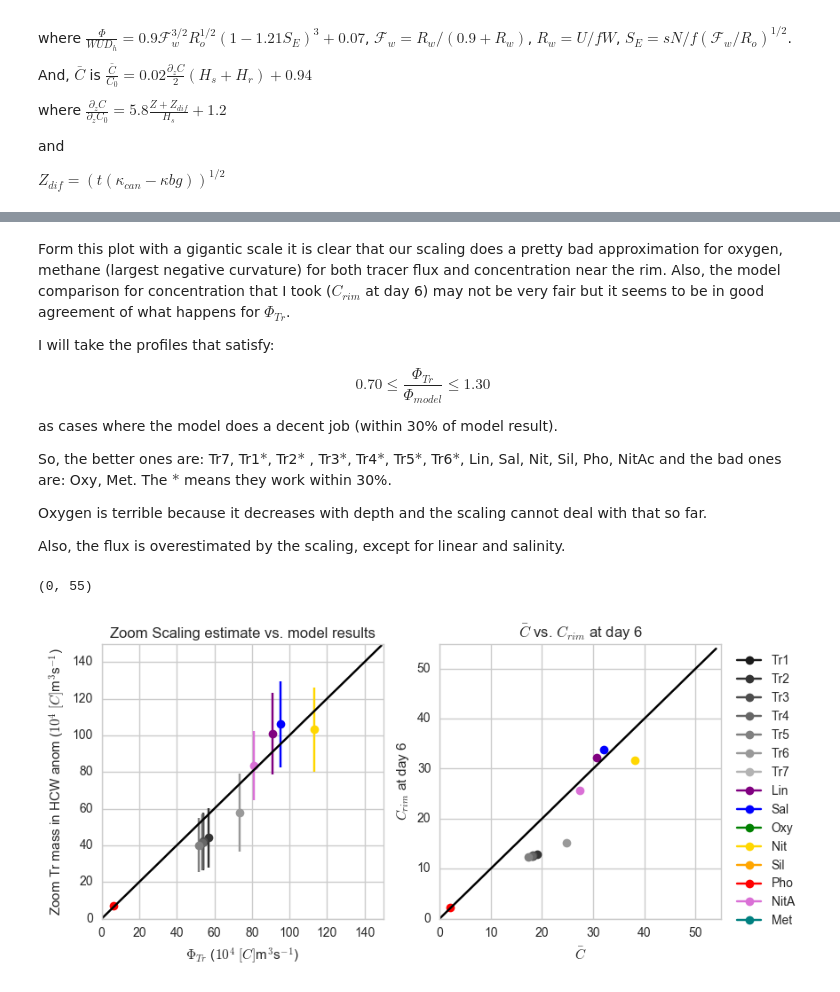
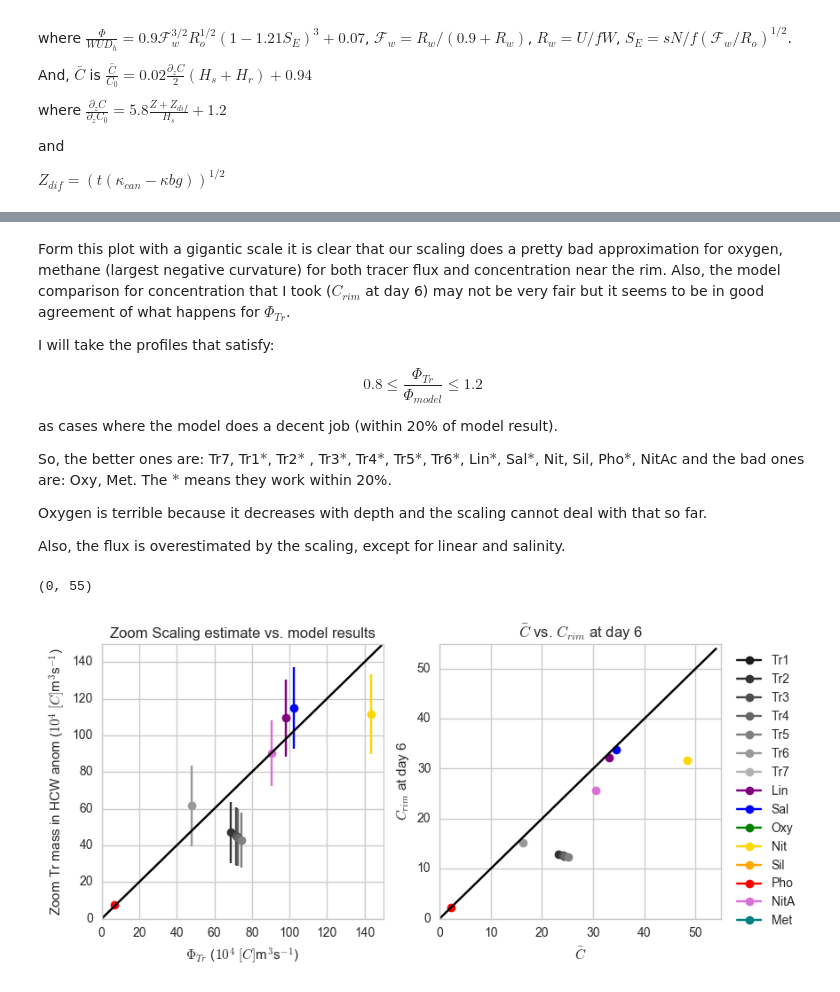
Before and after one commit to UBC-MOAD/outputanalysisnotebooks, a Jupyter notebook: NutrientProfiles/Parabolic/How_far_from_real_profiles.ipynb, the cells around one changed output, grey strips where cells are left out. Drawn from its saved outputs; the diff is of its cells as text; code cells hidden in the pictures.

```diff
--- a/NutrientProfiles/Parabolic/How_far_from_real_profiles.ipynb
+++ b/NutrientProfiles/Parabolic/How_far_from_real_profiles.ipynb
@@ -110,7 +110,7 @@ Mass_Para = ['TrMassHCW01','TrMassHCW02','TrMassHCW03','TrMassHCW04',
              'TrMassHCW05','TrMassHCW06','TrMassHCW07']
 labels_Para = ['Tr1','Tr2','Tr3','Tr4','Tr5','Tr6','Tr7']
 colours_Para = ['0.1','0.2','0.3','0.4','0.5','0.6','0.7']
-dTr0_Para = [-0.05,-0.059,-0.051,-0.049,-0.0427,-0.112,-0.0125]
+dTr0_Para = [-0.05,-0.045,-0.049,-0.051,-0.054,-0.012,-0.087]
 Co_Para = [13.625,13.627 ,13.625 ,13.624 ,13.623,13.640, 150.10]
 Cd6_Para =  [12.595 ,12.8862,12.6462,12.5458 ,12.3310 ,15.1507 ,146.4252]
 # %%
@@ -126,11 +126,11 @@ print ("\t".join(['Tracer', 'Phi err', 'C err']))
 
 for TrMass, dTr0,Co,C, lab, col in zip(Mass_Para,dTr0_Para,Co_Para,Cd6_Para,labels_Para,colours_Para):
 
-    mass_can_eff = dfLWR[TrMass]-dfLWRnoc[TrMass]
+    mass_can_eff = dfLWR[TrMass]
     PhiTr = np.mean(np.array([(mass_can_eff[ii]-mass_can_eff[ii-1])/(time[ii]-time[ii-1]) for ii in range (8,15)]))
     PhiTr_std = np.std(np.array([(mass_can_eff[ii]-mass_can_eff[ii-1])/(time[ii]-time[ii-1]) for ii in range (8,15)]))
-    dTrdz = -dTr0*(5.8*(((Z+Zdif)/Hs))+1.2)
-    Capprox=((0.02*(dTrdz*(Hh+132.0)/2.0))+0.94)*Co
+    dTrdz = -dTr0*(6.27*(((Z+Zdif)/Hs))+0.98)
+    Capprox=((0.04*(dTrdz*(Hh+132.0)/2.0))+1.0)*Co
     scale_PhiTr = HA2013*Capprox
     ax1.errorbar(scale_PhiTr/1E4, PhiTr/1E4, yerr=PhiTr_std/1E4, color=col, label=lab, marker='o')
     err_phi = scale_PhiTr/PhiTr
@@ -142,12 +142,12 @@ for TrMass, dTr0,Co,C, lab, col in zip(Mass_Para,dTr0_Para,Co_Para,Cd6_Para,labe
 
 for TrMass, dTr0, Co,C, lab, col in zip(Mass_Bark,dTr0_Bark,Co_Bark,Cd6_Bark,labels_Bark,colours_Bark):
 
-    mass_can_eff = dfBAR[TrMass]-dfBARnoc[TrMass]
+    mass_can_eff = dfBAR[TrMass]
     PhiTr = np.mean(np.array([(mass_can_eff[ii]-mass_can_eff[ii-1])/(time[ii]-time[ii-1]) for ii in range (8,15)]))
     PhiTr_std = np.std(np.array([(mass_can_eff[ii]-mass_can_eff[ii-1])/(time[ii]-time[ii-1]) for ii in range (8,15)]))
 
-    dTrdz = -dTr0*(5.81*(((Z+Zdif)/Hs))+1.03)
-    Capprox=((0.02*(dTrdz*(Hh+132.0)/2.0))+0.94)*Co
+    dTrdz = -dTr0*(6.27*(((Z+Zdif)/Hs))+0.98)
+    Capprox=((0.04*(dTrdz*(Hh+132.0)/2.0))+1.0)*Co
     scale_PhiTr = HA2013*Capprox
     ax1.errorbar(scale_PhiTr/1E4, PhiTr/1E4, yerr=PhiTr_std/1E4, color=col, label=lab, marker='o')
     err_phi = scale_PhiTr/PhiTr
@@ -192,11 +192,11 @@ Form this plot with a gigantic scale it is clear that our scaling does a pretty
 
 I will take the profiles that satisfy:
 
-$$0.70 \le \frac{\Phi_{Tr}}{\Phi_{model}}\le 1.30$$
+$$0.8 \le \frac{\Phi_{Tr}}{\Phi_{model}}\le 1.2$$
 
-as cases where the model does a decent job (within 30\% of model result).
+as cases where the model does a decent job (within 20\% of model result).
 
-So, the better ones are: Tr7, Tr1$*$, Tr2$*$ , Tr3$*$, Tr4$*$, Tr5$*$, Tr6$*$, Lin, Sal, Nit, Sil, Pho, NitAc and the bad ones are: Oxy, Met. The $*$ means they work within 30%.
+So, the better ones are: Tr7, Tr1$*$, Tr2$*$ , Tr3$*$, Tr4$*$, Tr5$*$, Tr6$*$, Lin$*$, Sal$*$, Nit, Sil, Pho$*$, NitAc and the bad ones are: Oxy, Met. The $*$ means they work within 20%.
 
 Oxygen is terrible because it decreases with depth and the scaling cannot deal with that so far.
 
@@ -206,43 +206,43 @@ fig,[ax1,ax2] = plt.subplots(1,2,figsize=(9,4))
 
 for TrMass, dTr0,Co,C, lab, col in zip(Mass_Para,dTr0_Para,Co_Para,Cd6_Para,labels_Para,colours_Para):
 
-    mass_can_eff = dfLWR[TrMass]-dfLWRnoc[TrMass]
+    mass_can_eff = dfLWR[TrMass]
     PhiTr = np.mean(np.array([(mass_can_eff[ii]-mass_can_eff[ii-1])/(time[ii]-time[ii-1]) for ii in range (8,15)]))
     PhiTr_std = np.std(np.array([(mass_can_eff[ii]-mass_can_eff[ii-1])/(time[ii]-time[ii-1]) for ii in range (8,15)]))
 
-    dTrdz = -dTr0*(5.8*(((Z+Zdif)/Hs))+1.2)
-    Capprox=((0.02*(dTrdz*(Hh+132.0)/2.0))+0.94)*Co
+    dTrdz = -dTr0*(6.3*(((Z+Zdif)/Hs))+1.0)
+    Capprox=((0.04*(dTrdz*(Hh+132.0)/2.0))+1.0)*Co
     scale_PhiTr = HA2013*Capprox
     ax1.errorbar(scale_PhiTr/1E4, PhiTr/1E4, yerr=PhiTr_std/1E4, color=col, label=lab, marker='o')
     ax2.plot(Capprox, C, color=col, label=lab, marker='o')
 
 for TrMass, dTr0, Co,C, lab, col in zip(Mass_Bark,dTr0_Bark,Co_Bark,Cd6_Bark,labels_Bark,colours_Bark):
 
-    mass_can_eff = dfBAR[TrMass]-dfBARnoc[TrMass]
+    mass_can_eff = dfBAR[TrMass]
     PhiTr = np.mean(np.array([(mass_can_eff[ii]-mass_can_eff[ii-1])/(time[ii]-time[ii-1]) for ii in range (8,15)]))
     PhiTr_std = np.std(np.array([(mass_can_eff[ii]-mass_can_eff[ii-1])/(time[ii]-time[ii-1]) for ii in range (8,15)]))
 
-    dTrdz = -dTr0*(5.81*(((Z+Zdif)/Hs))+1.03)
-    Capprox=((0.02*(dTrdz*(Hh+132.0)/2.0))+0.94)*Co
+    dTrdz = -dTr0*(6.3*(((Z+Zdif)/Hs))+1.00)
+    Capprox=((0.04*(dTrdz*(Hh+132.0)/2.0))+1.0)*Co
     scale_PhiTr = HA2013*Capprox
 
     ax1.errorbar(scale_PhiTr/1E4, PhiTr/1E4, yerr=PhiTr_std/1E4, color=col, label=lab, marker='o')
     ax2.plot(Capprox, C, color=col, label=lab, marker='o')
 
 ax1.set_xlabel(r'$\Phi_{Tr}$ ($10^4$ $[C]$m$^{3}$s$^{-1}$)')
 ax1.set_ylabel('Zoom Tr mass in HCW anom ($10^4$ $[C]$m$^{3}$s$^{-1}$)')
 ax1.set_title('Zoom Scaling estimate vs. model results')
 ax1.set_ylim(0,150)
 ax1.set_xlim(0,150)
 ax1.plot(np.arange(0,150,1),np.arange(0,150,1),'-k')
 
 ax2.legend(bbox_to_anchor=(1.3,1),ncol=1, columnspacing=0.1)
 ax2.set_xlabel(r'$\bar{C}$')
 ax2.set_ylabel('$C_{rim}$ at day 6')
 ax2.set_title(r'$\bar{C}$ vs. $C_{rim}$ at day 6')
 ax2.plot(np.arange(0,55,1),np.arange(0,55,1),'-k')
 ax2.set_ylim(0,55)
 ax2.set_xlim(0,55)
 # %% [output]
 (0, 55)
-[figure, old version]
+[figure, new version]
```
Also changed, not shown: parts of 1 cell of this notebook, 4 other files.
